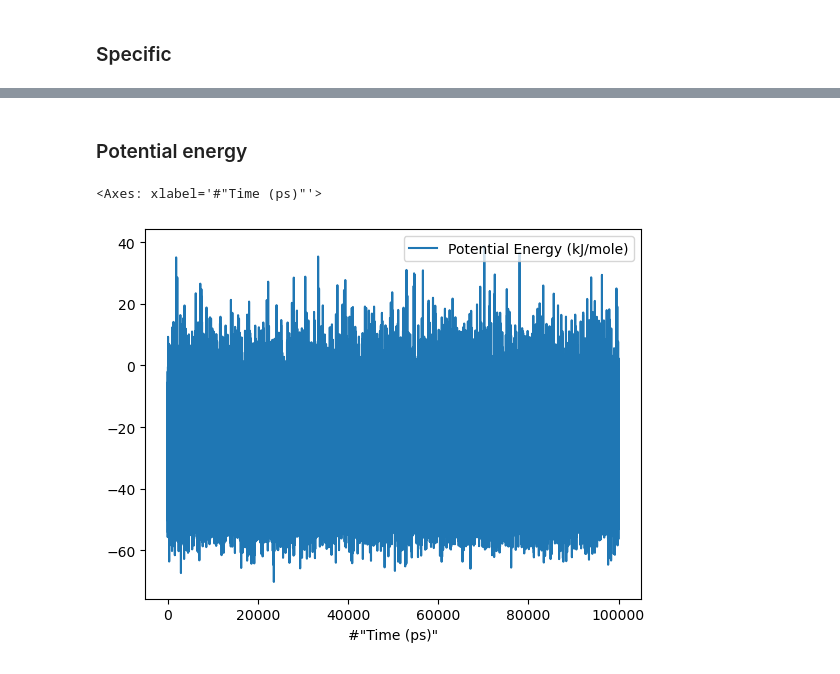
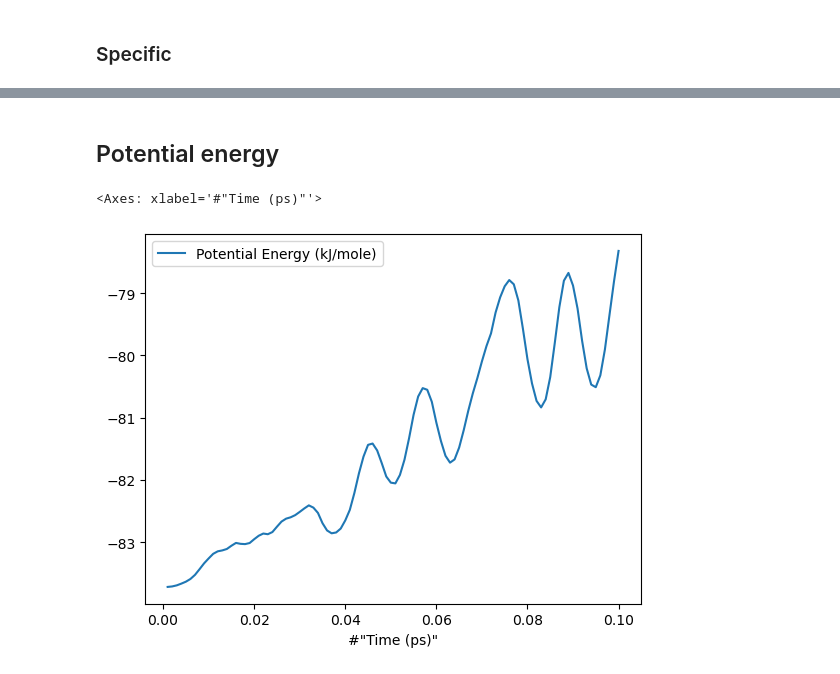
Before and after one commit to seonghyun26/simulation, a Jupyter notebook: notebook/traj.ipynb, the cells around one changed output, grey strips where cells are left out. Drawn from its saved outputs; the diff is of its cells as text; code cells hidden in the pictures.

Commit message:
impl - stable states with short simulation

```diff
--- a/notebook/traj.ipynb
+++ b/notebook/traj.ipynb
@@ -38,6 +42,6 @@ date = "0821-15:01:24"
 # %%
-result_dir = f"../log/{molecule}/{state}"
-arg_file = f"{result_dir}/{date}/args.json"
+result_dir = f"../log/{molecule}/{temperature}/{state}"
+arg_file = f"{result_dir}/args.json"
 
 with open(arg_file, 'r') as f:
 	arg_data = json.load(f)
@@ -176,8 +272,8 @@ plot_ram_with_states(traj_ad, phi_list, psi_list)
 # %% [markdown]
-### Potential energy
+## Potential energy
 # %%
-df1 = pandas.read_csv(f"{result_dir}/{date}/scalars.csv")
+df1 = pandas.read_csv(f"{result_dir}/scalars.csv")
 df1.plot(kind="line", x='#"Time (ps)"', y="Potential Energy (kJ/mole)")
 # %% [output]
 <Axes: xlabel='#"Time (ps)"'>
-[figure, old version]
+[figure, new version]
```
Also changed, not shown: parts of 20 cells of this notebook, 6 other files.
